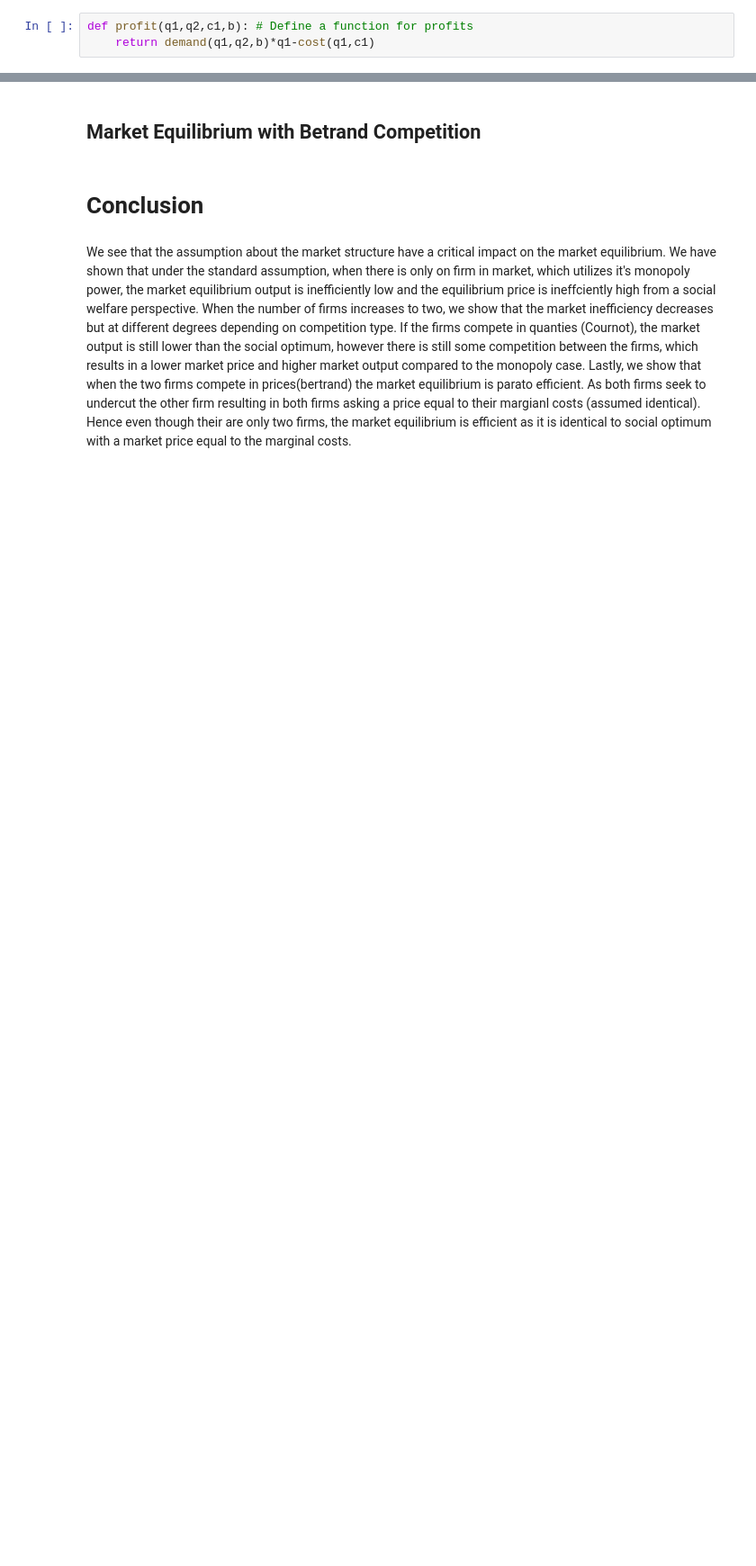
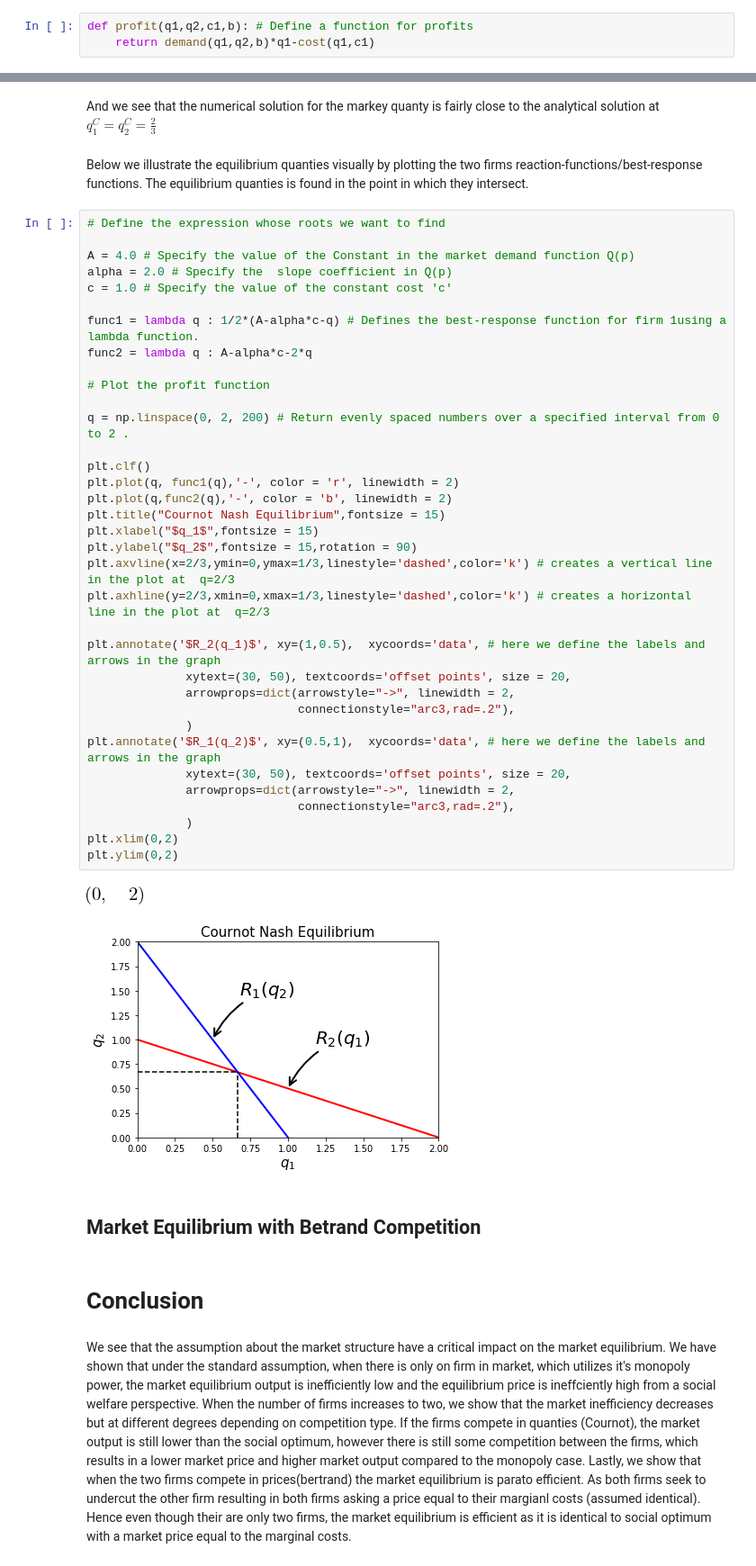
Before and after one commit to NumEconCopenhagen/projects-2019-peter-larsens-kaffe-m-havre, a Jupyter notebook: modelproject/Ligevægt.ipynb, the cells around one changed output, grey strips where cells are left out. Shown at 90% size. Cells and saved outputs as stored; diff of their text form; blank space fills up the shorter version.

Commit message:
Cournot

```diff
--- a/modelproject/Ligevægt.ipynb
+++ b/modelproject/Ligevægt.ipynb
@@ -320,3 +333,45 @@ The equilibrium price under Cournot competition with f = 0.1 equals: 0.333333333
+# %% [markdown]
+And we see that the numerical solution for the markey quanty is fairly close to the analytical solution at $q_1^{C}=q_2^{C}=\frac{2}{3}$
+# %% [markdown]
+Below we illustrate the equilibrium quanties visually by plotting the two firms reaction-functions/best-response functions. The equilibrium quanties is found in the point in which they intersect.
+# %%
+# Define the expression whose roots we want to find
+
+A = 4.0 # Specify the value of the Constant in the market demand function Q(p)
+alpha = 2.0 # Specify the  slope coefficient in Q(p)
+c = 1.0 # Specify the value of the constant cost 'c'
+
+func1 = lambda q : 1/2*(A-alpha*c-q) # Defines the best-response function for firm 1using a lambda function.
+func2 = lambda q : A-alpha*c-2*q
+
+# Plot the profit function
+
+q = np.linspace(0, 2, 200) # Return evenly spaced numbers over a specified interval from 0 to 2 .
+
+plt.clf()
+plt.plot(q, func1(q),'-', color = 'r', linewidth = 2)
+plt.plot(q,func2(q),'-', color = 'b', linewidth = 2)
+plt.title("Cournot Nash Equilibrium",fontsize = 15)
+plt.xlabel("$q_1$",fontsize = 15)
+plt.ylabel("$q_2$",fontsize = 15,rotation = 90)
+plt.axvline(x=2/3,ymin=0,ymax=1/3,linestyle='dashed',color='k') # creates a vertical line in the plot at  q=2/3
+plt.axhline(y=2/3,xmin=0,xmax=1/3,linestyle='dashed',color='k') # creates a horizontal line in the plot at  q=2/3
+
+plt.annotate('$R_2(q_1)$', xy=(1,0.5),  xycoords='data', # here we define the labels and arrows in the graph
+              xytext=(30, 50), textcoords='offset points', size = 20,
+              arrowprops=dict(arrowstyle="->", linewidth = 2,
+                              connectionstyle="arc3,rad=.2"),
+              )
+plt.annotate('$R_1(q_2)$', xy=(0.5,1),  xycoords='data', # here we define the labels and arrows in the graph
+              xytext=(30, 50), textcoords='offset points', size = 20,
+              arrowprops=dict(arrowstyle="->", linewidth = 2,
+                              connectionstyle="arc3,rad=.2"),
+              )
+plt.xlim(0,2)
+plt.ylim(0,2)
+# %% [output]
+[figure, added]
+[figure, added]
 # %% [markdown]
 ## Market Equilibrium with Betrand Competition
 # %% [markdown]
```
Also changed, not shown: parts of 20 cells of this notebook.
